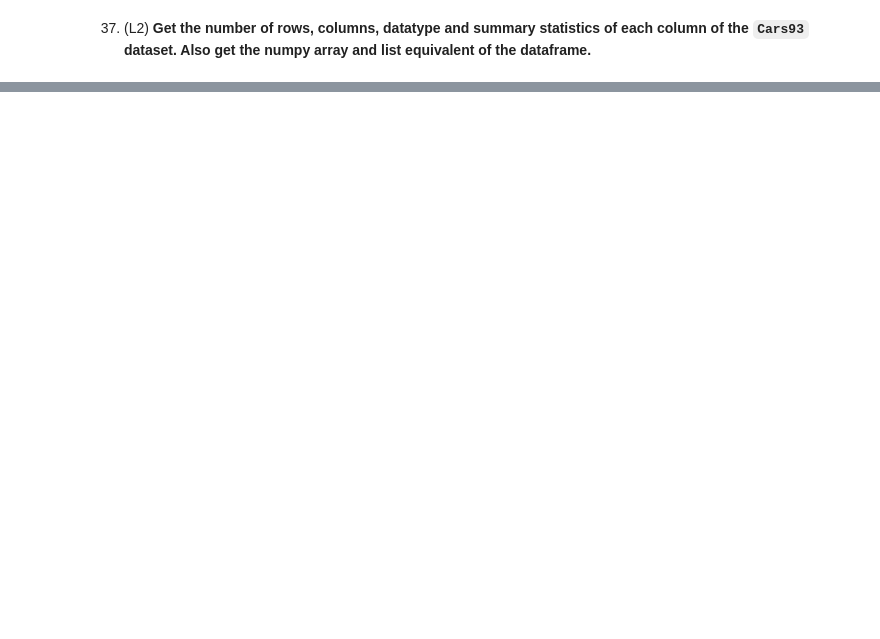
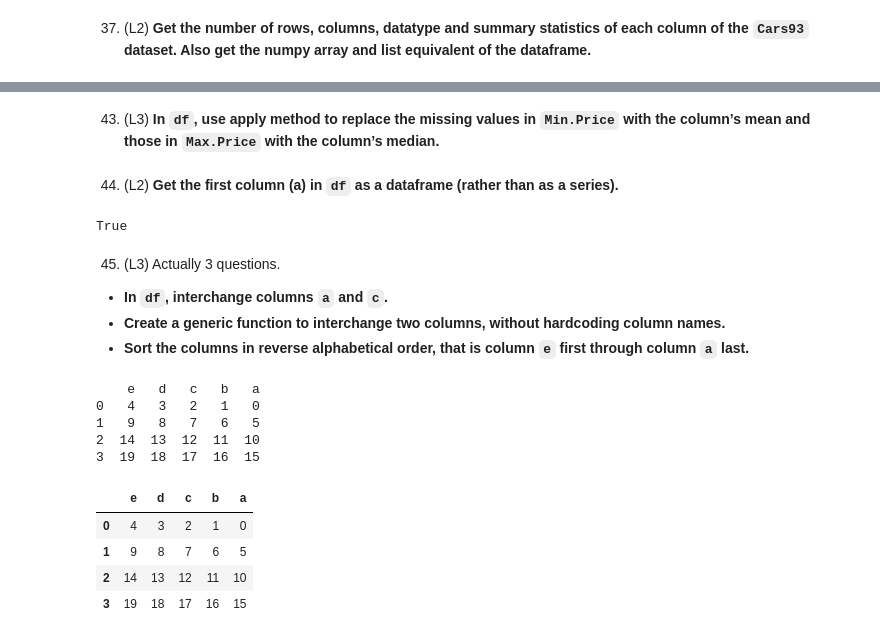
Before and after one commit to kamilrybacki/MLToolsExercises, a Jupyter notebook: content/pandas101.ipynb, the cells around one changed output, grey strips where cells are left out. Saved outputs shown, nothing was run; the diff lists cells and outputs as text; code cells hidden in the pictures; blank space fills up the shorter version.

```diff
--- a/content/pandas101.ipynb
+++ b/content/pandas101.ipynb
@@ -799,0 +608,2 @@ pd.read_csv(BOSTON_URL, usecols=['crim', 'medv'])
+# %% [markdown]
+43. (L3) **In `df`, use apply method to replace the missing values in `Min.Price` with the column’s mean and those in `Max.Price` with the column’s median.**
@@ -799,0 +624,54 @@ pd.read_csv(BOSTON_URL, usecols=['crim', 'medv'])
+# %% [markdown]
+44. (L2) **Get the first column (a) in `df` as a dataframe (rather than as a series).**
+# %%
+# Input
+
+df = pd.DataFrame(np.arange(20).reshape(-1, 5), columns=list('abcde'))
+
+np.all(
+    pd.DataFrame(df[  # Brute-force
+        df.columns[0]
+    ]) == df[[df.columns[0]]]  # Shorthand
+)
+# %% [output]
+True
+# %% [markdown]
+45. (L3) Actually 3 questions.
+
+* **In `df`, interchange columns `a` and `c`.**
+* **Create a generic function to interchange two columns, without hardcoding column names.**
+* **Sort the columns in reverse alphabetical order, that is column `e` first through column `a` last.**
+# %%
+# Input
+
+df = pd.DataFrame(np.arange(20).reshape(-1, 5), columns=list('abcde'))
+
+# Swapping function
+def swap_axes(dataframe: pd.DataFrame, axis_1: str, axis_2: str) -> None:
+    if axis_1 == axis_2:
+        return
+    dataframe[[axis_1, axis_2]] = df[[axis_2, axis_1]]
+    dataframe.rename(mapper={axis_1: axis_2, axis_2: axis_1}, inplace=True, axis=1)
+
+# Reversing with the function
+for mapping_index in range(len(df.columns)):
+    axis_1 = df.columns[mapping_index]
+    axis_2 = sorted(df.columns, reverse=True)[mapping_index]
+    swap_axes(df, axis_1=axis_1, axis_2=axis_2)
+
+print(df)
+
+# Sorting alphabetically, descending
+df.sort_index(axis=1, ascending=False, inplace=True)
+df
+# %% [output]
+    e   d   c   b   a
+0   4   3   2   1   0
+1   9   8   7   6   5
+2  14  13  12  11  10
+3  19  18  17  16  15
+|  | e | d | c | b | a |
+| 0 | 4 | 3 | 2 | 1 | 0 |
+| 1 | 9 | 8 | 7 | 6 | 5 |
+| 2 | 14 | 13 | 12 | 11 | 10 |
+| 3 | 19 | 18 | 17 | 16 | 15 |
```
Also changed, not shown: parts of 59 cells of this notebook.
